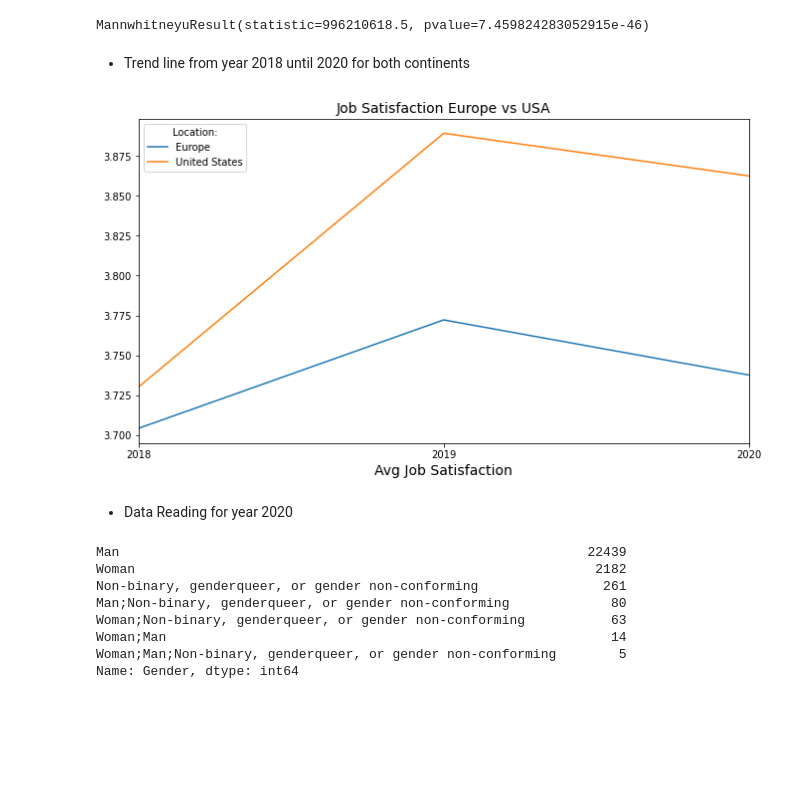
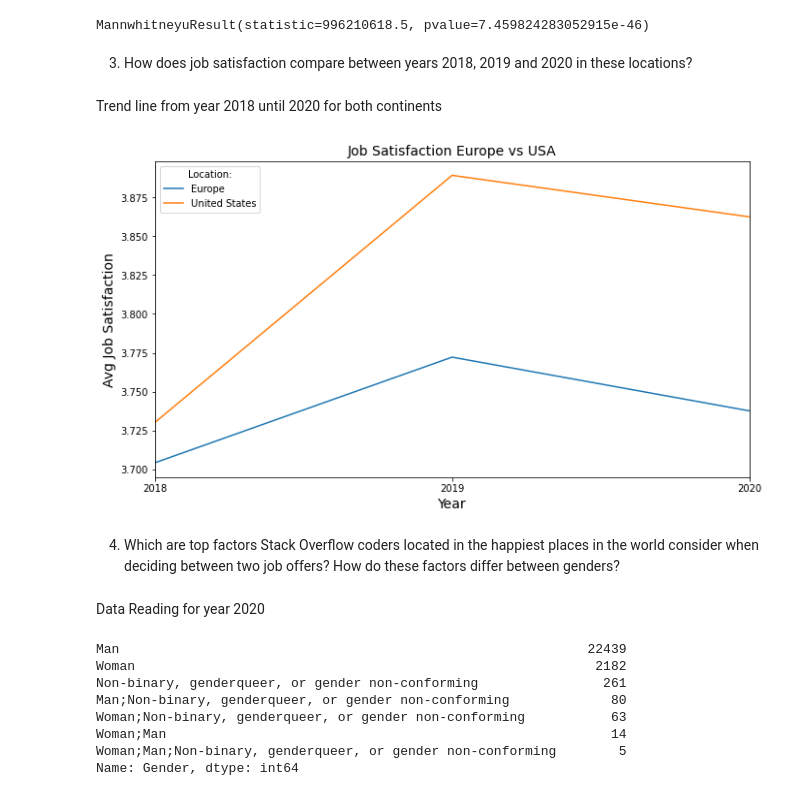
Before and after one commit to Lori-ml/Stackoverflow-Insights, a Jupyter notebook: data_exploration.ipynb, the cells around one changed output. Cells and saved outputs as stored; diff of their text form; code cells hidden in the pictures; blank space fills up the shorter version.

```diff
--- a/data_exploration.ipynb
+++ b/data_exploration.ipynb
@@ -23,7 +23,11 @@ warnings.filterwarnings("ignore")
 # %%
 def read_clean_data(year):
 
-    '''This function reads the data for the given year , cleans the data and returns a dataframe ready to use '''
+    '''INPUT:
+       year: the corresponding year you are interested in reading as csv file
+
+       OUTPUT:
+       df_(year)_jobsat: cleaned and filtered dataframe for the given year  '''
 
     #Create an empty dataframe for the year reading
     locals()['df_'+ str(year) + "_jobsat"]  = pd.DataFrame()
@@ -190,27 +212,31 @@ mannwhitneyu(df_Europe['JobSatisfaction']  , df_USA['JobSatisfaction'])
 # %% [output]
 MannwhitneyuResult(statistic=996210618.5, pvalue=7.459824283052915e-46)
+# %% [markdown]
+3. How does job satisfaction compare between years 2018, 2019 and 2020 in  these locations?
 # %% [markdown]
-- Trend line from year 2018 until 2020 for both continents
+Trend line from year 2018 until 2020 for both continents
 # %%
 # Convert year from string to datetime
 df_all_jobsat.Year = pd.to_datetime(df_all_jobsat.Year , format = '%Y')
 
 # Get the mean of based on location and year
 df_all_yearly_avg = df_all_jobsat.groupby(['Location','Year']).mean()['JobSatisfaction_Ordinal']
 
 # Create a pivot table with continents as columns and their mean values as rows
 df_all_yearly_avg = df_all_yearly_avg.unstack(level='Location')
 df_all_yearly_avg.columns.name = 'Location:'
 
 # Plot the data
 ax = df_all_yearly_avg.plot(figsize=(11, 6)  );
 ax.set_xlabel('Year', fontsize=14);
-ax.set_xlabel('Avg Job Satisfaction', fontsize=14);
+ax.set_ylabel('Avg Job Satisfaction', fontsize=14);
 ax.set_title("Job Satisfaction Europe vs USA" , fontsize=14);
 # %% [output]
-[figure, old version]
+[figure, new version]
+# %% [markdown]
+4. Which are top factors Stack Overflow coders located in the happiest places in the world  consider when deciding between two job offers?  How do these factors differ between genders?
 # %% [markdown]
-- Data Reading for year 2020
+Data Reading for year 2020
 # %%
 #Read the data only for 2020
 df_2020 = pd.read_csv("survey_results_public_2020.csv")
```
Also changed, not shown: parts of 10 cells of this notebook.
